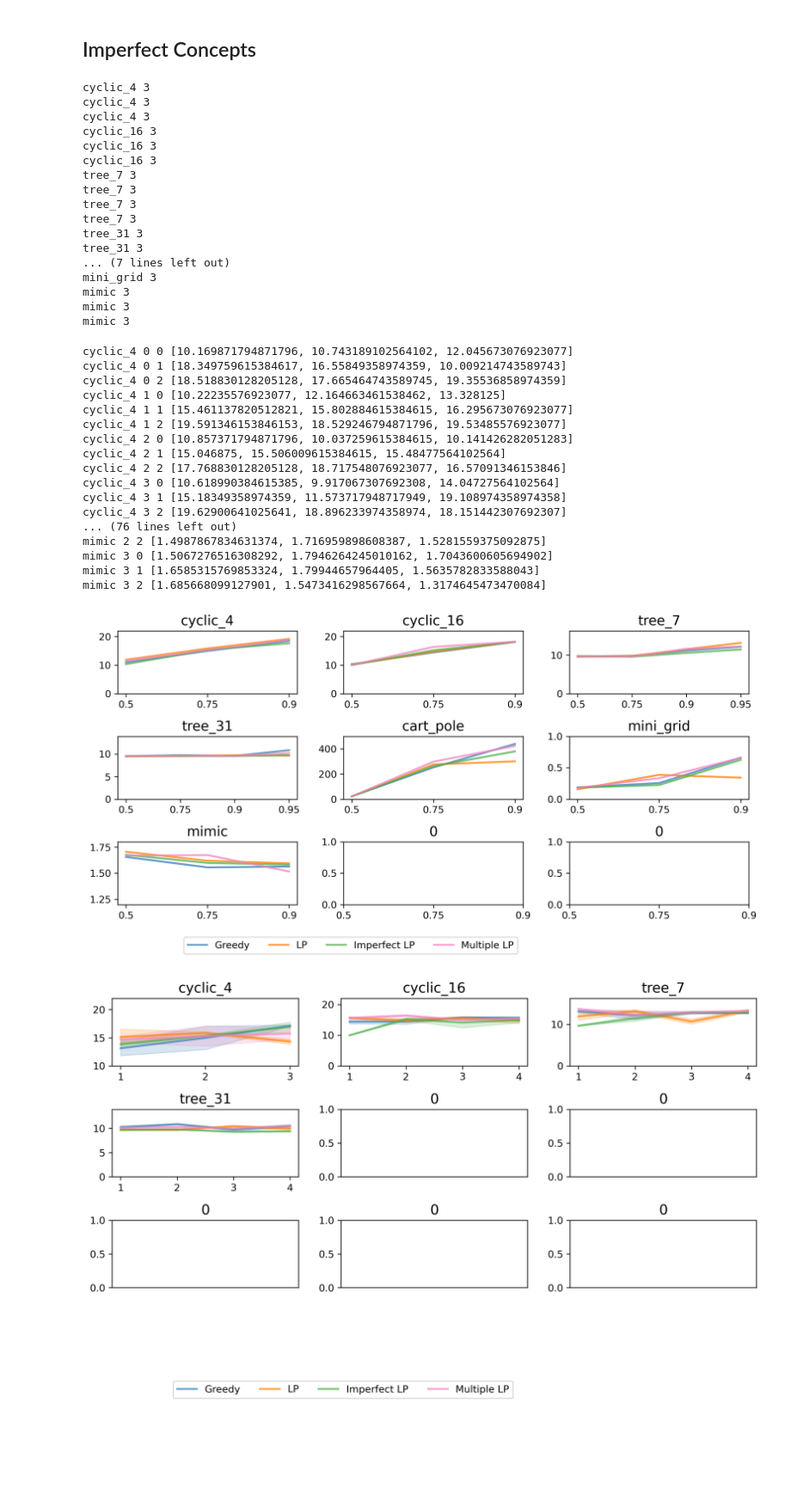
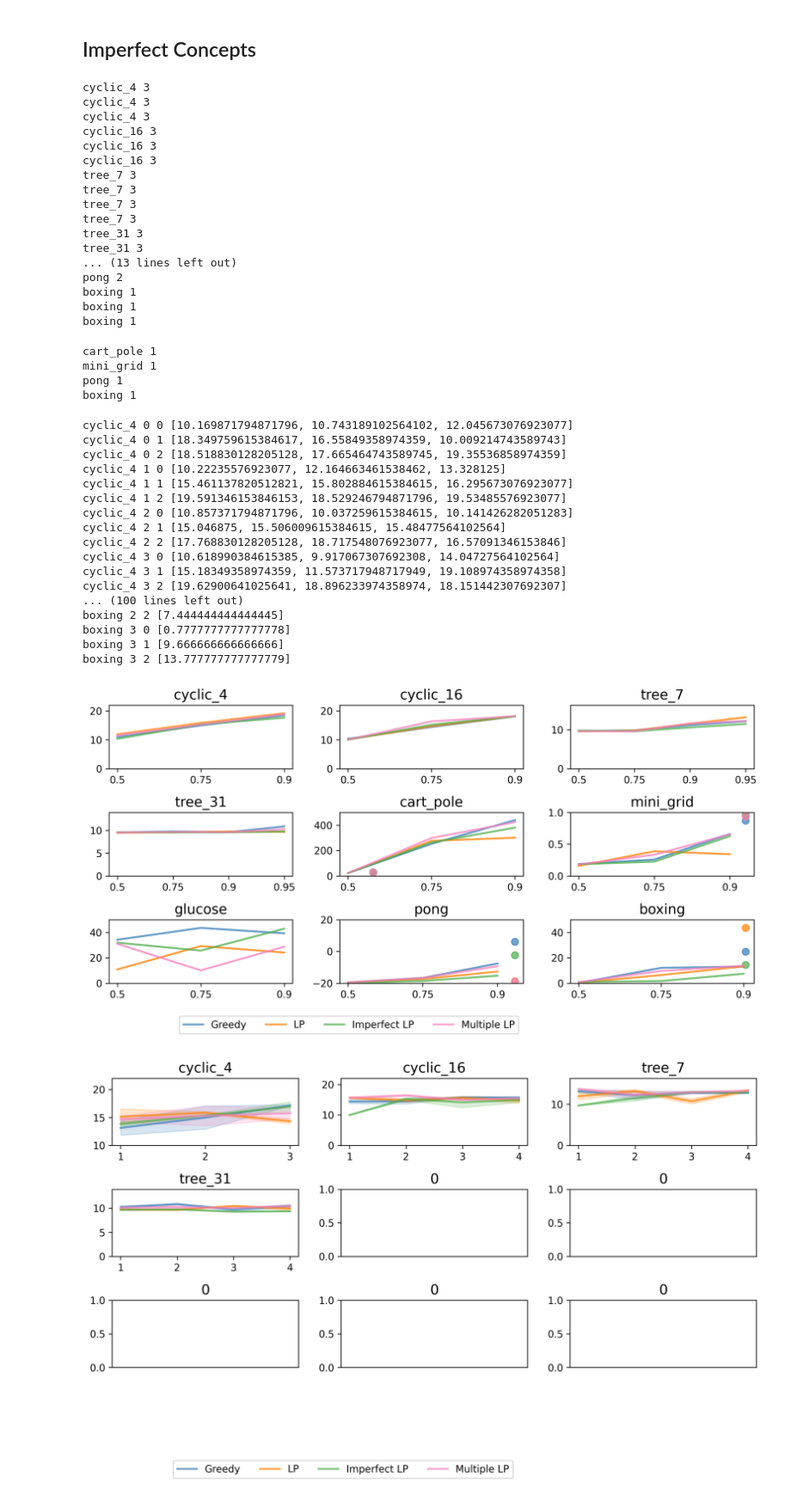
Before and after one commit to naveenr414/concept_decisions, a Jupyter notebook: scripts/notebooks/Plotting.ipynb, the cells around one changed output. Shown at 86% size. Cells and saved outputs as stored; diff of their text form; code cells hidden in the pictures; blank space fills up the shorter version.

```diff
--- a/scripts/notebooks/Plotting.ipynb
+++ b/scripts/notebooks/Plotting.ipynb
@@ -202,9 +194,9 @@ num_by_env = {
     "tree_31": [1,2,3,4,5],
     "cart_pole": [5,10,15],
     "mini_grid": [20,30,40],
-    "mimic": [20,40,60,80],
-    "pong": [20,30,40],
-    "boxing": [20,30],
+    "glucose": [2,4,6,8],
+    "pong": [40,80,120],
+    "boxing": [40,80,120],
 }
 
 titles = flatten_to_square(environments)
@@ -213,7 +205,7 @@ sup_y_label = ""
 overall_format = {'figsize':(10,5),
     'style_size': style_size,
     'has_grid': False,
-    'y_lim': [[[0,22],[0,22],[0,(10*4/7+20*3/7)+2]],[[0,(10*25/31+20*6/31)+2],[0,500],[0,1]],[[1.4,1.7],[-20,20],[-20,100]]],
+    'y_lim': [[[0,22],[0,22],[0,(10*4/7+20*3/7)+2]],[[0,(10*25/31+20*6/31)+2],[0,500],[0,1]],[[0,60],[-20,20],[-20,100]]],
     'x_ticks': [[[num_by_env[environments[3*i+j]],num_by_env[environments[3*i+j]]] for j in range(3)] for i in range(3)]
 }
 
@@ -283,16 +249,16 @@ training_times = {
     'tree_31': 25_000,
     'cart_pole': 1_000_000,
     'mini_grid': 250_000,
-    'mimic': 250_000,
-    'pong': 2_000_000,
-    'boxing': 2_000_000,
+    'glucose': 250_000,
+    'pong': 4_000_000,
+    'boxing': 4_000_000,
 }
 # %%
 fixed_accuracies = [[0.5,0.75,0.9],[0.5,0.75,0.9]]+[[0.5,0.75,0.9,0.95] for i in range(2)]+[[0.5,0.75,0.9] for i in range(5)]
 
-num_concepts_selected = [2,2,2,2,15,40,40]
-num_concepts = [3,15,4,6,24,44,141]
-environments = ["cyclic_4","cyclic_16","tree_7","tree_31","cart_pole","mini_grid","mimic"]
+num_concepts_selected = [2,2,2,2,15,40,4,80,80]
+num_concepts = [3,15,4,6,24,44,13,228,190]
+environments = ["cyclic_4","cyclic_16","tree_7","tree_31","cart_pole","mini_grid","glucose","pong","boxing"]
 
 greedy_selection = [[0 for i in range(len(fixed_accuracies[i]))] for i in range(len(environments))]
 lp_selection = [[0 for i in range(len(fixed_accuracies[i]))] for i in range(len(environments))]
@@ -334,11 +300,28 @@ tree_7 3
 tree_7 3
 tree_31 3
 tree_31 3
-... (7 lines left out)
-mini_grid 3
-mimic 3
-mimic 3
-mimic 3
+... (13 lines left out)
+pong 2
+boxing 1
+boxing 1
+boxing 1
+# %%
+two_stage = []
+for j,e in enumerate(environments):
+    matching_params = get_results_matching_parameters("two_stage","",{'environment_string': e,'training_timesteps':training_times[environments[j]]})
+    if len(matching_params) > 0:
+        print(e,len(matching_params))
+        average_accuracy = np.mean(matching_params[0]['two_stage']['accuracy'])
+        performance = [matching_params[0]['two_stage'][i]['reward'] for i in ['greedy','lp','multiple','imperfect']]
+    else:
+        average_accuracy = 0
+        performance = [0,0,0,0]
+    two_stage.append((average_accuracy,performance))
+# %% [output]
+cart_pole 1
+mini_grid 1
+pong 1
+boxing 1
 # %%
 # Plot #concpet perf.
 # Plot Comparison for each env
@@ -361,7 +344,7 @@ sup_y_label = ""
 overall_format = {'figsize':(10,5),
     'style_size': style_size,
     'has_grid': False,
-    'y_lim': [[[0,22],[0,22],[0,(10*4/7+20*3/7)+2]],[[0,(10*25/31+20*6/31)+2],[0,500],[0,1]],[[1.2,1.8],[0,1],[0,1]]],
+    'y_lim': [[[0,22],[0,22],[0,(10*4/7+20*3/7)+2]],[[0,(10*25/31+20*6/31)+2],[0,500],[0,1]],[[0,50],[-20,20],[0,50]]],
     'x_ticks': [[[list(range(len(fixed_accuracies[3*i+j]))),fixed_accuracies[3*i+j]] for j in range(3)] for i in range(3)]
 }
 
@@ -373,39 +356,42 @@ plt.tight_layout()
 all_labels = ["Greedy","LP","Imperfect LP","Multiple LP"]
 
 for i in range(len(environments)):
     x_groups = [list(range(len(arr[i]))) for arr in [greedy_selection,lp_selection,imperfect_selection,multiple_selection]]
     y_vals = [[np.mean(arr[i][j]) for j in range(len(arr[i]))] for arr in [greedy_selection,lp_selection,imperfect_selection,multiple_selection]]
 
     for idx,arr in enumerate([greedy_selection,lp_selection,imperfect_selection,multiple_selection]):
         for j in range(len(arr[i])):
             print(environments[i],idx,j,arr[i][j])
 
     y_std = [[np.std(arr[i][j])/len(arr[i][j])**.5*0 for j in range(len(arr[i]))] for arr in [greedy_selection,lp_selection,imperfect_selection,multiple_selection
                                                                                             ]]
     x,y = index_to_tuple(i)
     plot_line(ax[x][y],x_groups,y_vals,y_std,all_labels,line_format)
+    scatter_format = {'color_palette': 'six_color', 'linewidth': 2,'size': 50}
+    if two_stage[i][0] != 0:
+        plot_scatter(ax[x][y],[(two_stage[i][0]-0.5)/0.2 for j in range(4)],two_stage[i][1],scatter_format)
 legend_format = {'style_size': style_size,'type': 'is_global', 'loc': 'lower left', 'ncol': 4, 'bbox_to_anchor': (0.15,-0.05),'fontsize': 14}
 create_legend(fig,ax,plot_dimensions,legend_format)
 fig.savefig("../../results/figures/imperfect_comparison.pdf",dpi=300, bbox_inches='tight')
 # %% [output]
 cyclic_4 0 0 [10.169871794871796, 10.743189102564102, 12.045673076923077]
 cyclic_4 0 1 [18.349759615384617, 16.55849358974359, 10.009214743589743]
 cyclic_4 0 2 [18.518830128205128, 17.665464743589745, 19.35536858974359]
 cyclic_4 1 0 [10.22235576923077, 12.164663461538462, 13.328125]
 cyclic_4 1 1 [15.461137820512821, 15.802884615384615, 16.295673076923077]
 cyclic_4 1 2 [19.591346153846153, 18.529246794871796, 19.53485576923077]
 cyclic_4 2 0 [10.857371794871796, 10.037259615384615, 10.141426282051283]
 cyclic_4 2 1 [15.046875, 15.506009615384615, 15.48477564102564]
 cyclic_4 2 2 [17.768830128205128, 18.717548076923077, 16.57091346153846]
 cyclic_4 3 0 [10.618990384615385, 9.917067307692308, 14.04727564102564]
 cyclic_4 3 1 [15.18349358974359, 11.573717948717949, 19.108974358974358]
 cyclic_4 3 2 [19.62900641025641, 18.896233974358974, 18.151442307692307]
-... (76 lines left out)
-mimic 2 2 [1.4987867834631374, 1.716959898608387, 1.5281559375092875]
-mimic 3 0 [1.5067276516308292, 1.7946264245010162, 1.7043600605694902]
-mimic 3 1 [1.6585315769853324, 1.79944657964405, 1.5635782833588043]
-mimic 3 2 [1.685668099127901, 1.5473416298567664, 1.3174645473470084]
+... (100 lines left out)
+boxing 2 2 [7.444444444444445]
+boxing 3 0 [0.7777777777777778]
+boxing 3 1 [9.666666666666666]
+boxing 3 2 [13.777777777777779]
-[figure, old version]
+[figure, new version]
 # %%
 fixed_accuracy=[0.75,0.75,0.95,0.95]
 num_concepts_selected = [[1,2,3],[1,2,3,4],[1,2,3,4],[1,2,3,4]]
```
Also changed, not shown: parts of 10 cells of this notebook, 16 other files.
